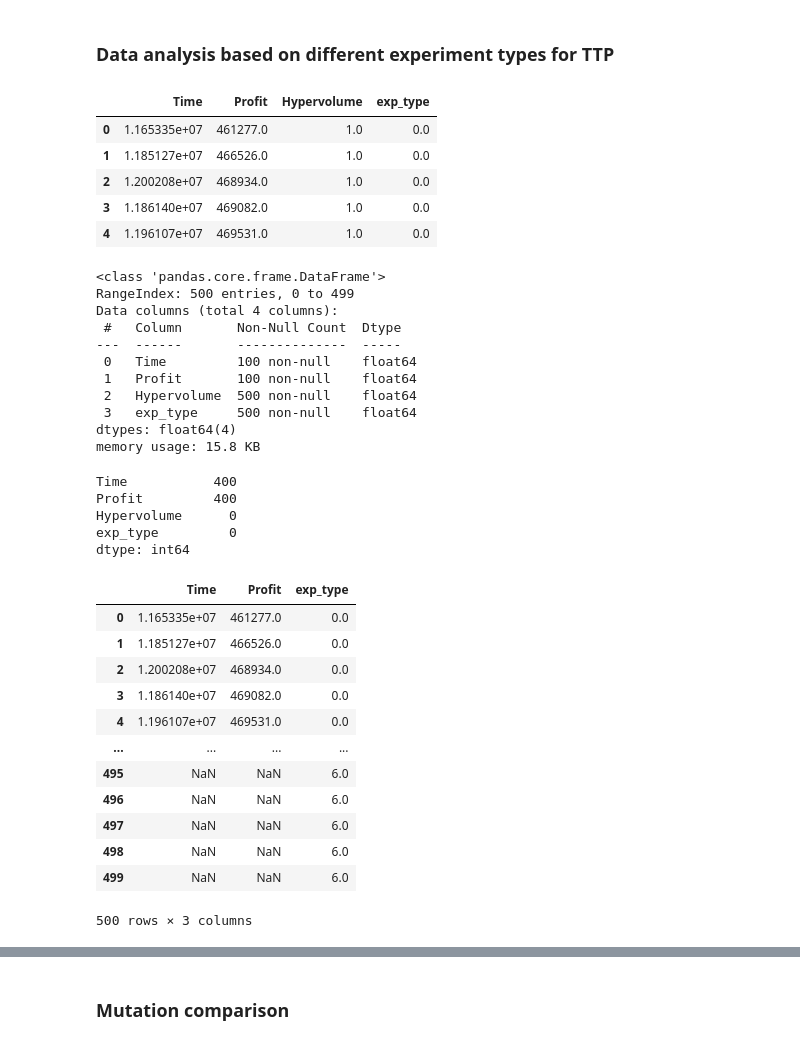
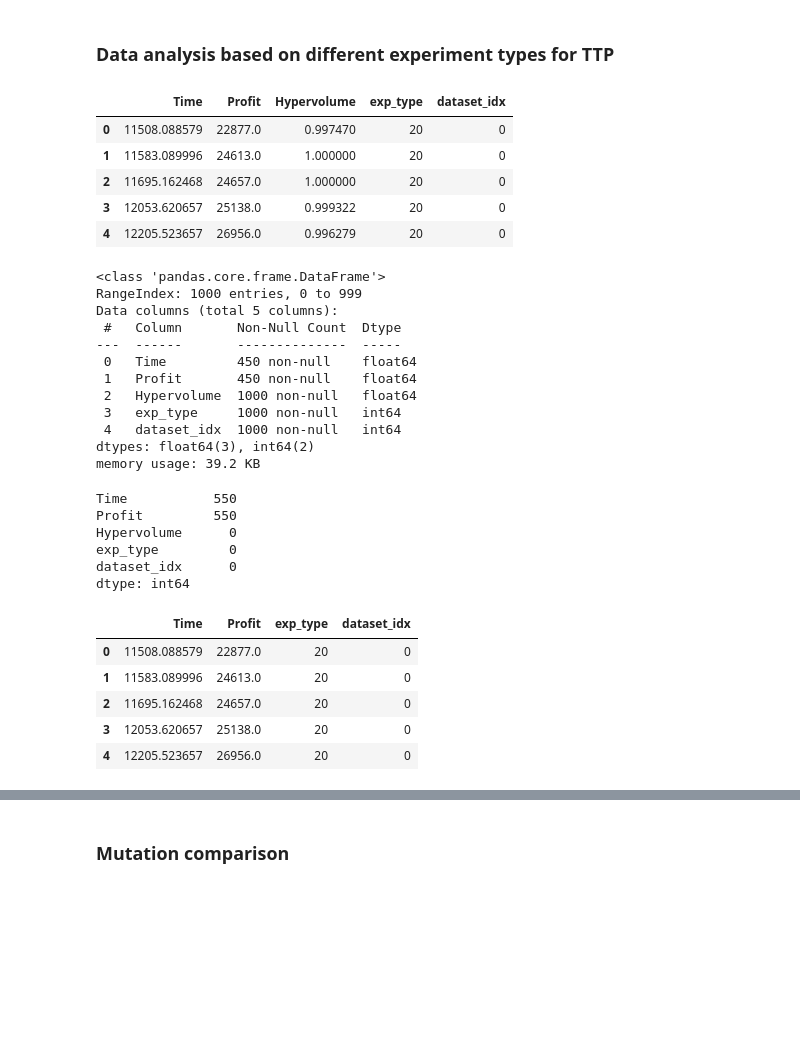
Before and after one commit to hugohewitt123/NIC_CA2_group_project, a Jupyter notebook: src/plot.ipynb, the cells around one changed output, grey strips where cells are left out. Cells and saved outputs as stored; diff of their text form; code cells hidden in the pictures; blank space fills up the shorter version.

```diff
--- a/src/plot.ipynb
+++ b/src/plot.ipynb
@@ -6,69 +16,58 @@ import pandas as pd
 # %%
 df = pd.DataFrame()
-df0 = pd.DataFrame()
 folder_path = '../output_files/'
 for filename in os.listdir(folder_path):
-    if filename.endswith('.csv') and filename.startswith('o'):
+    if filename.endswith('.csv') and filename.startswith('d'):
         # deal with results from previous code version
         file_path = os.path.join(folder_path, filename)
         data = pd.read_csv(file_path)
-        # unique_exp_type = data['exp_type'].dropna().unique()
-        # data['exp_type'] = data['exp_type'].fillna(unique_exp_type[0])
         df = pd.concat([df, data], ignore_index=True)
-    elif filename.endswith('.csv') and filename.startswith('d'):
-        # deal with results from the latest code
-        file_path = os.path.join(folder_path, filename)
-        data0 = pd.read_csv(file_path)
-        df0 = pd.concat([df, data0], ignore_index=True)
 # %%
 # df.rename(columns={'exe_type': 'exp_type'}, inplace=True)
 # %%
 df.head()
 # %% [output]
-|  | Time | Profit | Hypervolume | exp_type |
-| 0 | 1.165335e+07 | 461277.0 | 1.0 | 0.0 |
-| 1 | 1.185127e+07 | 466526.0 | 1.0 | 0.0 |
-| 2 | 1.200208e+07 | 468934.0 | 1.0 | 0.0 |
-| 3 | 1.186140e+07 | 469082.0 | 1.0 | 0.0 |
-| 4 | 1.196107e+07 | 469531.0 | 1.0 | 0.0 |
+|  | Time | Profit | Hypervolume | exp_type | dataset_idx |
+| 0 | 11508.088579 | 22877.0 | 0.997470 | 20 | 0 |
+| 1 | 11583.089996 | 24613.0 | 1.000000 | 20 | 0 |
+| 2 | 11695.162468 | 24657.0 | 1.000000 | 20 | 0 |
+| 3 | 12053.620657 | 25138.0 | 0.999322 | 20 | 0 |
+| 4 | 12205.523657 | 26956.0 | 0.996279 | 20 | 0 |
 # %%
 df.info()
 # %% [output]
 <class 'pandas.core.frame.DataFrame'>
-RangeIndex: 500 entries, 0 to 499
-Data columns (total 4 columns):
+RangeIndex: 1000 entries, 0 to 999
+Data columns (total 5 columns):
  #   Column       Non-Null Count  Dtype
 ---  ------       --------------  -----
- 0   Time         100 non-null    float64
- 1   Profit       100 non-null    float64
- 2   Hypervolume  500 non-null    float64
- 3   exp_type     500 non-null    float64
-dtypes: float64(4)
-memory usage: 15.8 KB
+ 0   Time         450 non-null    float64
+ 1   Profit       450 non-null    float64
+ 2   Hypervolume  1000 non-null   float64
+ 3   exp_type     1000 non-null   int64
+ 4   dataset_idx  1000 non-null   int64
+dtypes: float64(3), int64(2)
+memory usage: 39.2 KB
 # %%
 df.isnull().sum()
 # %% [output]
-Time           400
-Profit         400
+Time           550
+Profit         550
 Hypervolume      0
 exp_type         0
+dataset_idx      0
 dtype: int64
+# %%
+df.loc[:, 'dataset_idx'] = df['dataset_idx'].replace(dataset_label)
 # %%
 df_tp = df.iloc[:, [0, 1, 3, 4]].copy()
-df_tp
+df_tp.head()
 # %% [output]
-|  | Time | Profit | exp_type |
-| 0 | 1.165335e+07 | 461277.0 | 0.0 |
-| 1 | 1.185127e+07 | 466526.0 | 0.0 |
-| 2 | 1.200208e+07 | 468934.0 | 0.0 |
-| 3 | 1.186140e+07 | 469082.0 | 0.0 |
-| 4 | 1.196107e+07 | 469531.0 | 0.0 |
-| ... | ... | ... | ... |
-| 495 | NaN | NaN | 6.0 |
-| 496 | NaN | NaN | 6.0 |
-| 497 | NaN | NaN | 6.0 |
-| 498 | NaN | NaN | 6.0 |
-| 499 | NaN | NaN | 6.0 |
+|  | Time | Profit | exp_type | dataset_idx |
+| 0 | 11508.088579 | 22877.0 | 20 | 0 |
+| 1 | 11583.089996 | 24613.0 | 20 | 0 |
+| 2 | 11695.162468 | 24657.0 | 20 | 0 |
+| 3 | 12053.620657 | 25138.0 | 20 | 0 |
+| 4 | 12205.523657 | 26956.0 | 20 | 0 |
-500 rows × 3 columns
 # %%
 df_clean = df_tp.dropna().reset_index(drop=True)
```
Also changed, not shown: parts of 39 cells of this notebook, 2 other files.
